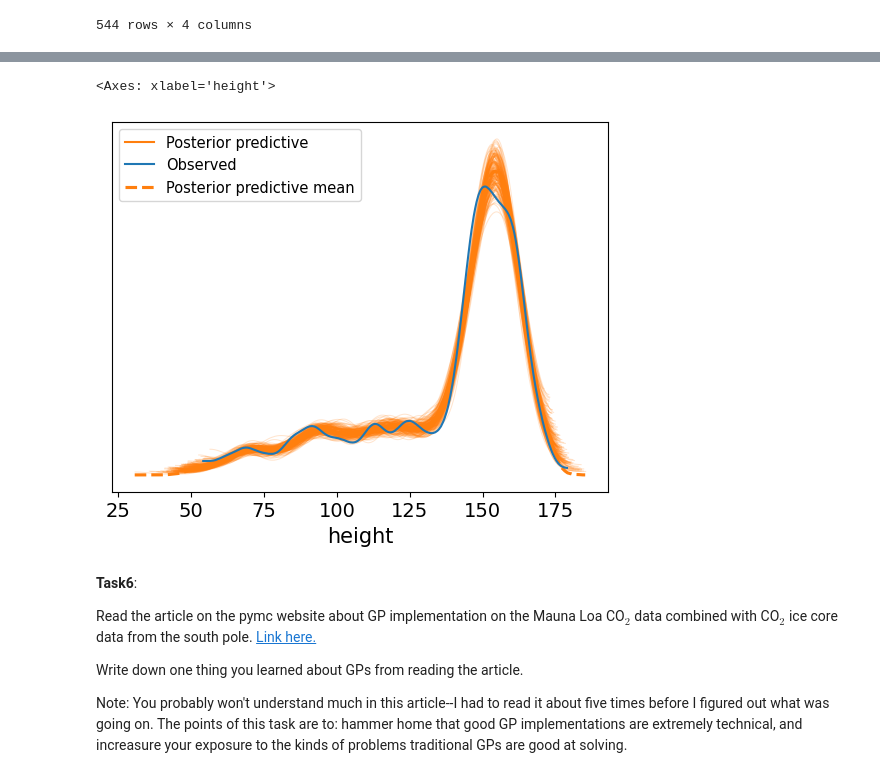
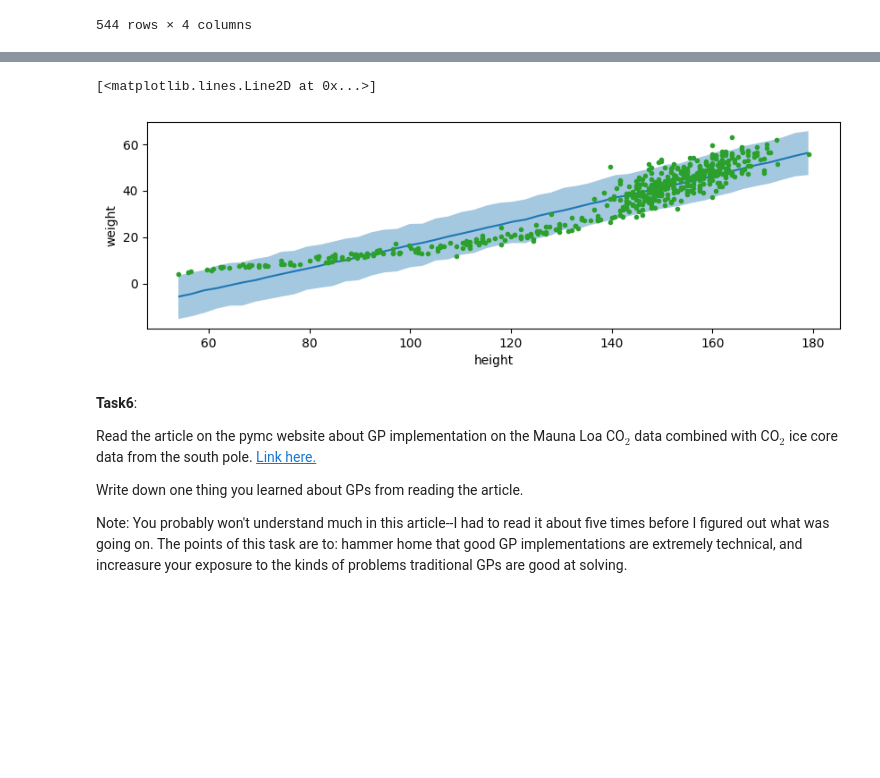
Before and after one commit to paarthbamb/CyberPatriotStuff, a Jupyter notebook: Unit7/PaarthBambUnit7ExercisesSF.ipynb, the cells around one changed output, grey strips where cells are left out. Drawn from its saved outputs; the diff is of its cells as text; code cells hidden in the pictures; blank space fills up the shorter version.

```diff
--- a/Unit7/PaarthBambUnit7ExercisesSF.ipynb
+++ b/Unit7/PaarthBambUnit7ExercisesSF.ipynb
@@ -87,9 +96,43 @@ plt.plot(howell.weight, howell.height, "C2.", zorder=-3)
-# %%
-model_poly_4.predict(idata_poly_4, kind="pps")
-az.plot_ppc(idata_poly_4, num_pp_samples=200, colors=["C1", "C0", "C1"])
-# %% [output]
-<Axes: xlabel='height'>
-[figure, removed]
+# %%
+# GP
+
+weight = howell["weight"].values
+height = howell["height"].values[:, None]
+
+def get_ig_params(x_vals, l_b=None, u_b=None, mass=0.96, plot=False):
+    differences = np.abs(np.subtract.outer(x_vals, x_vals))
+    if l_b is None:
+        l_b = np.min(differences[differences != 0]) * 2
+    if u_b is None:
+        u_b = np.max(differences) / 1.5
+    dist = pz.InverseGamma()
+    pz.maxent(dist, l_b, u_b, mass, plot=plot)
+    return dict(zip(dist.param_names, dist.params))
+
+m, c = pm.gp.hsgp_approx.approx_hsgp_hyperparams(
+    x_range=[0, 180], lengthscale_range=[1, 70], cov_func="ExpQuad"
+)
+
+prior_gp = {
+    "sigma": bmb.Prior("Gamma", mu=1, sigma=0.01),
+    "ell": bmb.Prior("InverseGamma", **get_ig_params(height))
+}
+
+priors = {
+    "hsgp(height, m=392, c=2.5)": prior_gp,
+    "alpha": bmb.Prior("HalfNormal", sigma=1)
+}
+
+model_gp = bmb.Model("weight ~ 0 + hsgp(height, m=168, c=8.0)", howell, priors=priors)
+idata_gp = model_gp.fit()
+# %%
+ax = bmb.interpret.plot_predictions(model_gp, idata_gp, ["height"],
+                                       pps=True,
+                                       fig_kwargs={"figsize": (10, 3)})
+ax[1][0].plot(howell["height"].values, howell["weight"].values, "C2.")
+# %% [output]
+[<matplotlib.lines.Line2D at 0x...>]
+[figure, added]
 # %% [markdown]
 **Task6**:
 
```
Also changed, not shown: parts of 4 cells of this notebook.
